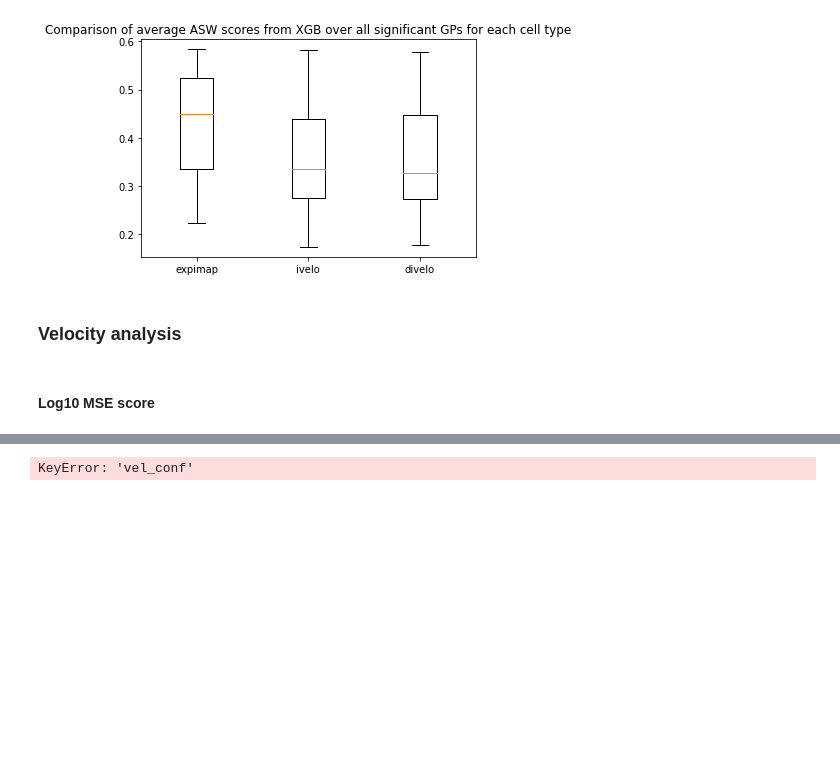
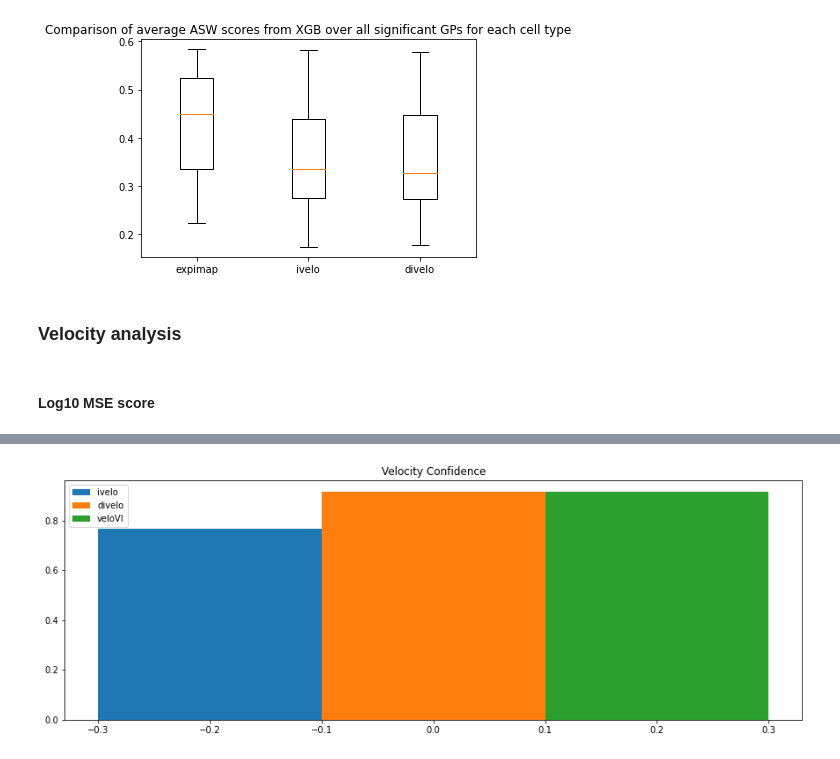
Before and after one commit to chelseabright96/velo_interpret, a Jupyter notebook: velovi/comparison.ipynb, the cells around one changed output, grey strips where cells are left out. Cells and saved outputs as stored; diff of their text form; code cells hidden in the pictures; blank space fills up the shorter version.

```diff
--- a/velovi/comparison.ipynb
+++ b/velovi/comparison.ipynb
@@ -815,6 +839,18 @@ vel_dict
 # %%
 for model in vel_dict.keys():
-    vc=pd.DataFrame(vel_dict[model]["vel_conf"])
-vc
+    vc=vel_dict[model]["vel_conf"]
+
+#Plot XGBoost accuracy
+models= list(vel_dict.keys())
+X_axis = np.arange(len(datasets))
+
+plt.figure(figsize=(15, 5))
+
+plt.title("Velocity Confidence")
+plt.bar(X_axis - 0.2, vel_dict[models[0]]["vel_conf"], 0.2, label = models[0])
+plt.bar(X_axis, vel_dict[models[1]]["vel_conf"], 0.2, label = models[1])
+plt.bar(X_axis + 0.2, vel_dict[models[2]]["vel_conf"], 0.2, label = models[2])
+plt.legend()
+plt.savefig("figures/" + dataset + "/comparison/vel_conf")
 # %% [output]
-KeyError: 'vel_conf'
+[figure, added]
```
Also changed, not shown: parts of 7 cells of this notebook, 11 other files.
